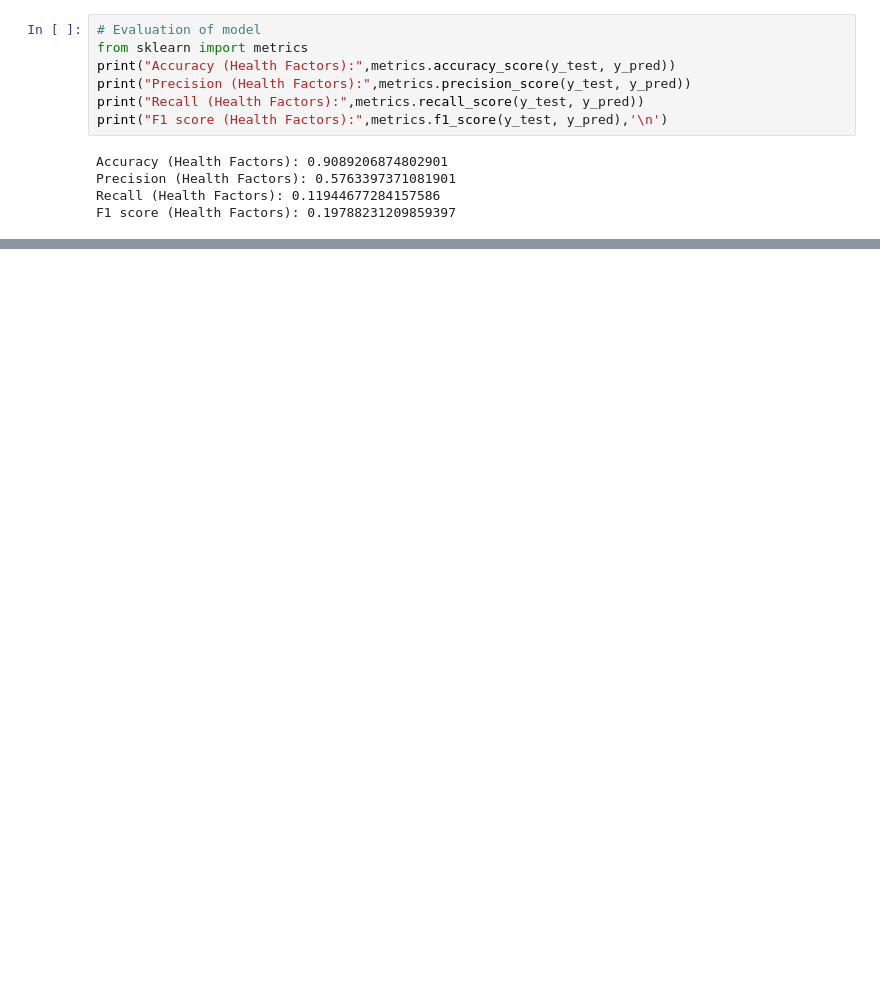
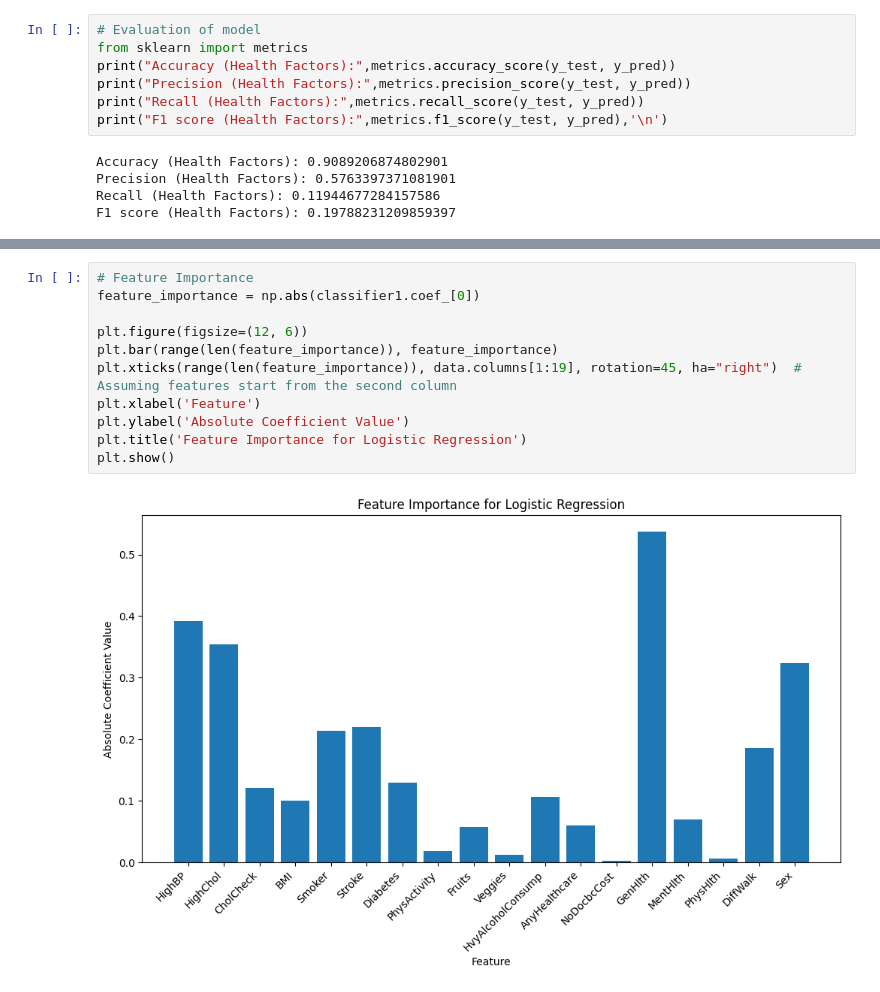
Before and after one commit to SelenaNahra/MachineLearning, a Jupyter notebook: ML_Final_LR.ipynb, the cells around one changed output, grey strips where cells are left out. Saved outputs shown, nothing was run; the diff lists cells and outputs as text; blank space fills up the shorter version.

```diff
--- a/ML_Final_LR.ipynb
+++ b/ML_Final_LR.ipynb
@@ -91,3 +90,16 @@ plt.xlabel('Predicted label')
 # %% [output]
 Text(0.5, 427.9555555555555, 'Predicted label')
 [figure]
+# %%
+# Feature Importance
+feature_importance = np.abs(classifier1.coef_[0])
+
+plt.figure(figsize=(12, 6))
+plt.bar(range(len(feature_importance)), feature_importance)
+plt.xticks(range(len(feature_importance)), data.columns[1:19], rotation=45, ha="right")  # Assuming features start from the second column
+plt.xlabel('Feature')
+plt.ylabel('Absolute Coefficient Value')
+plt.title('Feature Importance for Logistic Regression')
+plt.show()
+# %% [output]
+[figure, added]
```
Also changed, not shown: parts of 3 cells of this notebook.
